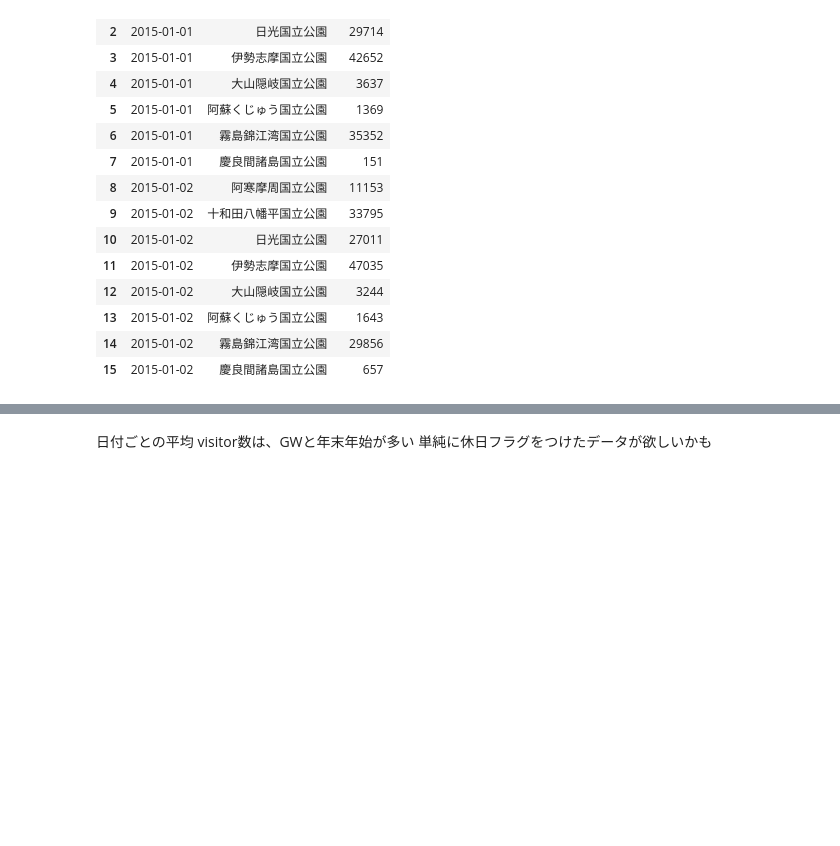
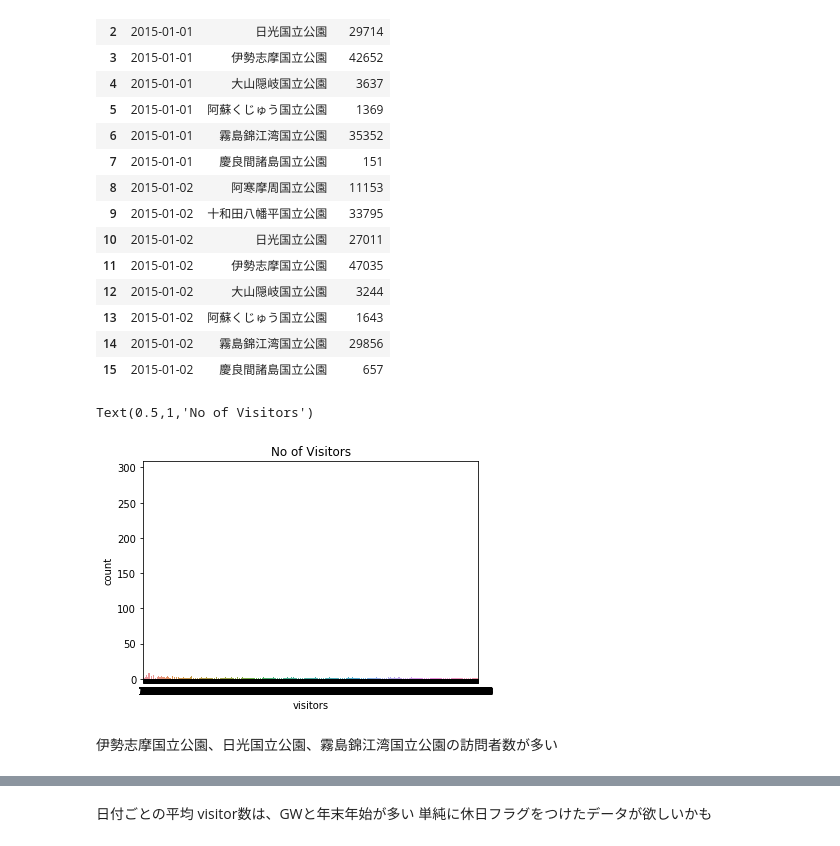
Before and after one commit to TaigoKuriyama/national_park_prediction, a Jupyter notebook: notebook/analyze.ipynb, the cells around one changed output, grey strips where cells are left out. Saved outputs shown, nothing was run; the diff lists cells and outputs as text; code cells hidden in the pictures; blank space fills up the shorter version.

```diff
--- a/notebook/analyze.ipynb
+++ b/notebook/analyze.ipynb
@@ -70,3 +68,14 @@ df_train.head(16)
+# %%
+import  seaborn  as  sns
+df_train.head(16)
+#print(df_train.columns)
+sns.countplot(x='visitors',  data=df_train)
+plt.title('No of Visitors')
+# %% [output]
+Text(0.5,1,'No of Visitors')
+[figure, added]
+# %% [markdown]
+伊勢志摩国立公園、日光国立公園、霧島錦江湾国立公園の訪問者数が多い
 # %%
 # Feature engineering from datetime
 # https://adtech.cyberagent.io/techblog/archives/259
```
Also changed, not shown: parts of 26 cells of this notebook, 1 other file.
